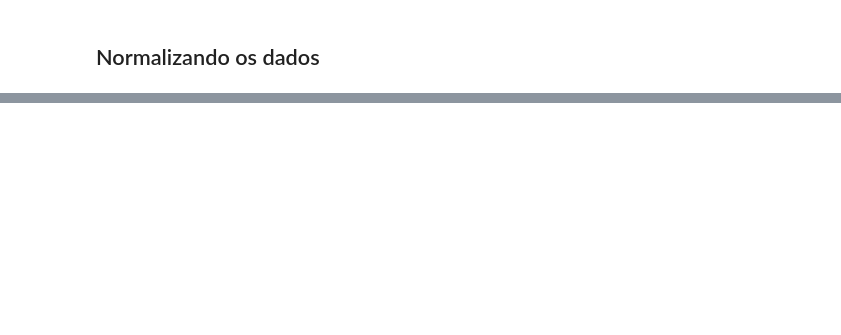
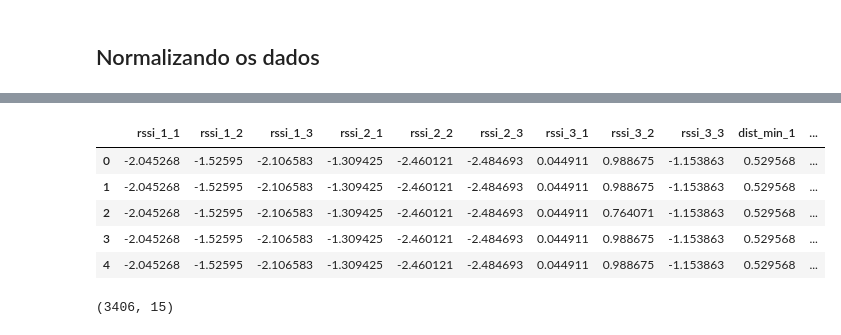
Before and after one commit to BiancaCarneiro/RSS-trilateration, a Jupyter notebook: notebooks/tratamento_dados.ipynb, the cells around one changed output, grey strips where cells are left out. Saved outputs shown, nothing was run; the diff lists cells and outputs as text; code cells hidden in the pictures; blank space fills up the shorter version.

```diff
--- a/notebooks/tratamento_dados.ipynb
+++ b/notebooks/tratamento_dados.ipynb
@@ -193,0 +211,14 @@ X_std_train.iloc[1:10]
+# %%
+df_teste_names = df_teste.columns
+df_teste_std = sc.transform(df_teste)
+df_teste_std = pd.DataFrame(df_teste_std, columns=df_teste_names)
+df_teste_std = pd.concat([df_teste_std,df_ids],axis=1)
+# %%
+df_teste_std.head()
+# %% [output]
+|  | rssi_1_1 | rssi_1_2 | rssi_1_3 | rssi_2_1 | rssi_2_2 | rssi_2_3 | rssi_3_1 | rssi_3_2 | rssi_3_3 | dist_min_1 | ... |
+| 0 | -2.045268 | -1.52595 | -2.106583 | -1.309425 | -2.460121 | -2.484693 | 0.044911 | 0.988675 | -1.153863 | 0.529568 | ... |
+| 1 | -2.045268 | -1.52595 | -2.106583 | -1.309425 | -2.460121 | -2.484693 | 0.044911 | 0.988675 | -1.153863 | 0.529568 | ... |
+| 2 | -2.045268 | -1.52595 | -2.106583 | -1.309425 | -2.460121 | -2.484693 | 0.044911 | 0.764071 | -1.153863 | 0.529568 | ... |
+| 3 | -2.045268 | -1.52595 | -2.106583 | -1.309425 | -2.460121 | -2.484693 | 0.044911 | 0.988675 | -1.153863 | 0.529568 | ... |
+| 4 | -2.045268 | -1.52595 | -2.106583 | -1.309425 | -2.460121 | -2.484693 | 0.044911 | 0.988675 | -1.153863 | 0.529568 | ... |
@@ -193,0 +227,4 @@ X_std_train.iloc[1:10]
+# %%
+X_std_train.shape
+# %% [output]
+(3406, 15)
```
Also changed, not shown: parts of 17 cells of this notebook, 18 other files.
